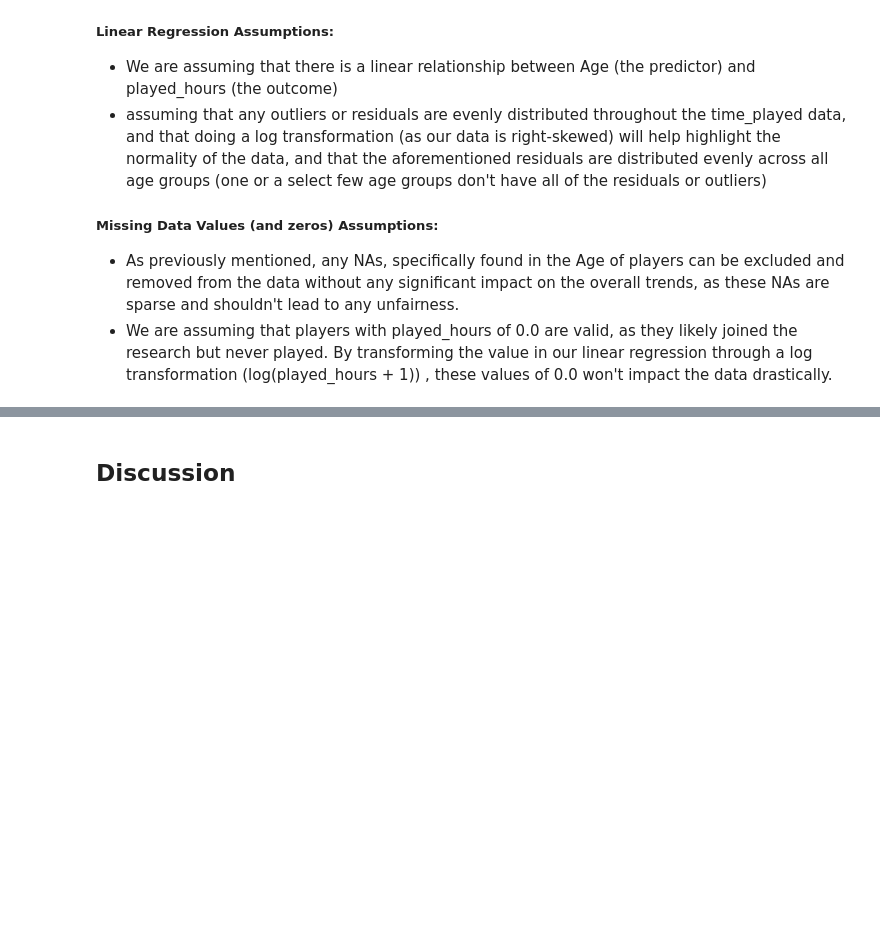
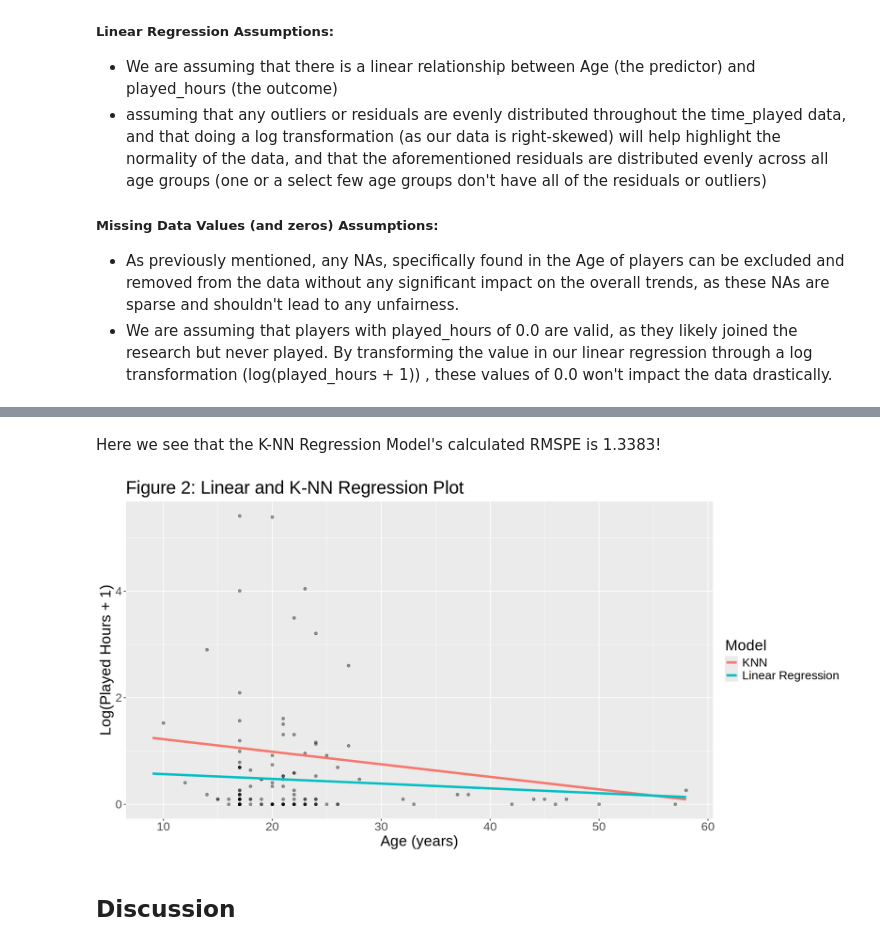
Before and after one commit to Aki175/Project-Final-Report, a Jupyter notebook: Project Final.ipynb, the cells around one changed output, grey strips where cells are left out. Saved outputs shown, nothing was run; the diff lists cells and outputs as text; code cells hidden in the pictures; blank space fills up the shorter version.

```diff
--- a/Project Final.ipynb
+++ b/Project Final.ipynb
@@ -285,0 +319,20 @@ This approach allows us to compare parametric and non-parametric models and will
+# %%
+# K-NN Regression!
+knn_recipe <- recipe(log_played_hours ~ age, data = players_train) |>
+    step_scale(all_predictors()) |>
+    step_center(all_predictors())
+
+knn_spec <- nearest_neighbor(neighbors = 5) |>
+    set_engine("kknn") |>
+    set_mode("regression")
+
+knn_fit <- workflow() |>
+    add_recipe(knn_recipe) |>
+    add_model(knn_spec) |>
+    fit(data = players_train)
+
+knn_metrics <- predict(knn_fit, players_test) |>
+    bind_cols(players_test) |>
+    metrics(truth = log_played_hours, estimate = .pred)
+
+knn_metrics
@@ -286,3 +346,32 @@ This approach allows us to compare parametric and non-parametric models and will
+# %% [markdown]
+Here we see that the K-NN Regression Model's calculated RMSPE is 1.3383!
+# %%
+# Plotting Linear and K-NN Regression Models!
+age_prediction_grid <- tibble(
+    age = c(players |> select(age) |> min(),
+            players |> select(age) |> max() ) )
+
+lm_preds <- lm_fit |>
+    predict(age_prediction_grid) |>
+    bind_cols(age_prediction_grid) |>
+    mutate(Model = "Linear Regression")
+
+knn_preds <- knn_fit |>
+    predict(age_prediction_grid) |>
+    bind_cols(age_prediction_grid)|>
+    mutate(Model = "KNN")
+
+options(repr.plot.width = 14, repr.plot.height = 7)
+regression_plot <- bind_rows(knn_preds, lm_preds) |>
+    ggplot(aes(x = age, y = .pred, color = Model)) +
+    geom_point(data = players_train, aes(y = log_played_hours), alpha = 0.4, color = 'Black') +
+    geom_line(size = 1.5) +
+    labs(x = "Age (years)", y = "Log(Played Hours + 1)", title = "Figure 2: Linear and K-NN Regression Plot") +
+    theme(text = element_text(size = 20))
+
+regression_plot
+# %% [output]
+[figure, added]
 # %% [markdown]
 ## Discussion
 # %%
```
Also changed, not shown: parts of 12 cells of this notebook.
